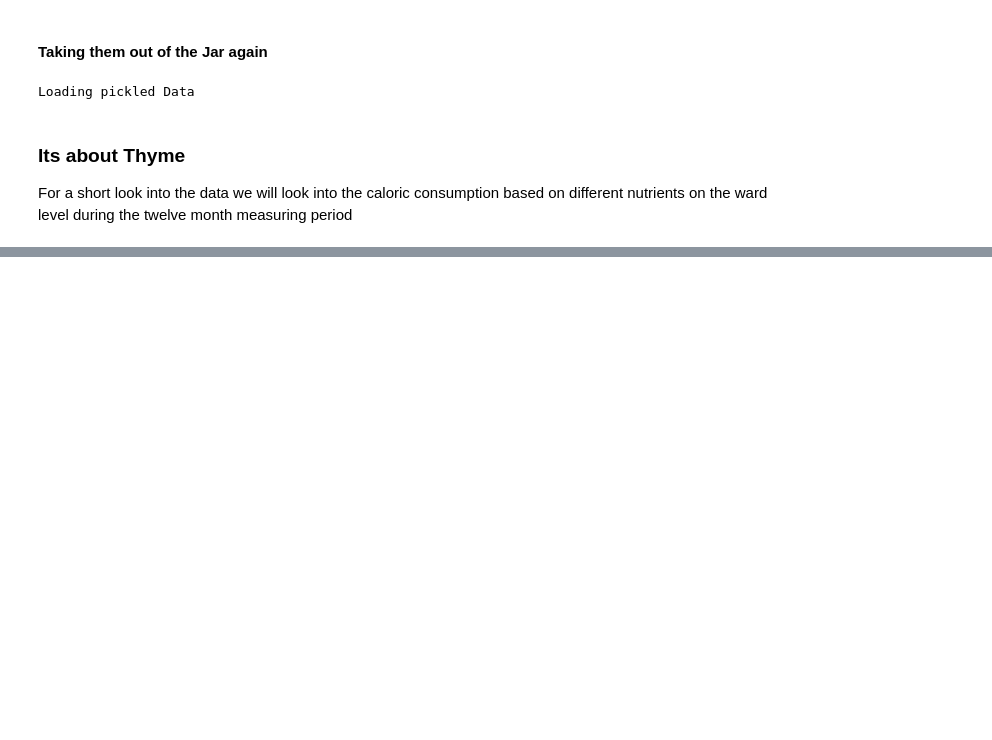
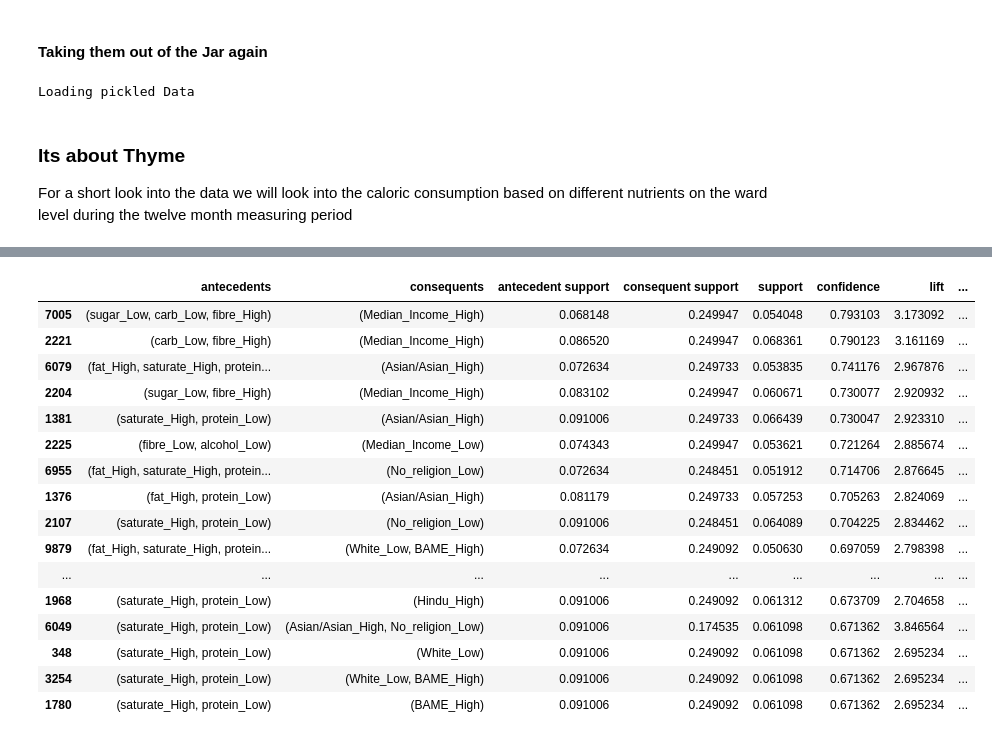
Before and after one commit to epfl-ada/ada-2020-project-milestone-p3-p3_binging_with_babbage, a Jupyter notebook: Project.ipynb, the cells around one changed output, grey strips where cells are left out. Drawn from its saved outputs; the diff is of its cells as text; code cells hidden in the pictures; blank space fills up the shorter version.

Commit message:
Added Association Rule Mining and expanded towards MSOA Analysis

```diff
--- a/Project.ipynb
+++ b/Project.ipynb
@@ -86,3 +126,0 @@ lsoa_combined_year.columns = ["_".join(x.split(";")[1:]).replace(" ", "_").repla
-# %%
-for col in lsoa_combined_year.columns:
-    print(col)
@@ -241,0 +261,45 @@ plt.show()
+# %%
+lsoa_combined_items = lsoa_combined_year[ethnicities + religions + nutrients + ["Median_Annual_Household_Income_estimate_pound"]].copy()
+lsoa_combined_items.columns = [x.split("_")[0] for x in  ethnicities] + ['Christian', 'Buddhist','Hindu','Jewish','Muslim','Sikh','No_religion','Other_religion']  + [x.split("_")[1] for x in  nutrients] + ["Median_Income"]
+
+# You could do this probably somewhat smarter
+# Encoding Data into a "Set" Dataset
+for col in lsoa_combined_items.columns:
+    lower  =  lsoa_combined_items[col].quantile(0.25)
+    middle =  lsoa_combined_items[col].quantile(0.5)
+    higher =  lsoa_combined_items[col].quantile(0.75)
+    lsoa_combined_items[col + "_Low"] = lsoa_combined_items[col].apply(lambda x : x < lower)
+    lsoa_combined_items[col + "_Low_to_Middle"] = lsoa_combined_items[col].apply(lambda x : x >= lower and x < middle)
+    lsoa_combined_items[col + "_Middle_to_High"] = lsoa_combined_items[col].apply(lambda x :  x < higher and x > middle)
+    lsoa_combined_items[col + "_High"] = lsoa_combined_items[col].apply(lambda x : x > higher )
+    lsoa_combined_items = lsoa_combined_items.drop(col, axis = 1)
+
+
+# Given the structure of the information, low support is indemic
+frequent_itemsets = apriori(lsoa_combined_items, min_support = 0.05, use_colnames = True)
+
+# Use Association Rules as an "explainable" Model
+cleaned_names = [x.split("_")[1] for x in nutrients]
+cleaned_names = [x + "_High" for x in cleaned_names] + [x + "_Low" for x in cleaned_names] + [x + "Low_to_Middle" for x in cleaned_names]+ [x + "Middle_to_High" for x in cleaned_names]
+nutrient_sets = set(cleaned_names)
+
+rules_association = arule(frequent_itemsets, metric = 'confidence', min_threshold = 0.6)
+rules_association[rules_association.apply(lambda x : True if x["antecedents"].issubset(nutrient_sets) and not x["consequents"].issubset(nutrient_sets) else False, axis = 1)].sort_values(by = "confidence", ascending = False).head(20)
+# %% [output]
+|  | antecedents | consequents | antecedent support | consequent support | support | confidence | lift | ... |
+| 7005 | (sugar_Low, carb_Low, fibre_High) | (Median_Income_High) | 0.068148 | 0.249947 | 0.054048 | 0.793103 | 3.173092 | ... |
+| 2221 | (carb_Low, fibre_High) | (Median_Income_High) | 0.086520 | 0.249947 | 0.068361 | 0.790123 | 3.161169 | ... |
+| 6079 | (fat_High, saturate_High, protein... | (Asian/Asian_High) | 0.072634 | 0.249733 | 0.053835 | 0.741176 | 2.967876 | ... |
+| 2204 | (sugar_Low, fibre_High) | (Median_Income_High) | 0.083102 | 0.249947 | 0.060671 | 0.730077 | 2.920932 | ... |
+| 1381 | (saturate_High, protein_Low) | (Asian/Asian_High) | 0.091006 | 0.249733 | 0.066439 | 0.730047 | 2.923310 | ... |
+| 2225 | (fibre_Low, alcohol_Low) | (Median_Income_Low) | 0.074343 | 0.249947 | 0.053621 | 0.721264 | 2.885674 | ... |
+| 6955 | (fat_High, saturate_High, protein... | (No_religion_Low) | 0.072634 | 0.248451 | 0.051912 | 0.714706 | 2.876645 | ... |
+| 1376 | (fat_High, protein_Low) | (Asian/Asian_High) | 0.081179 | 0.249733 | 0.057253 | 0.705263 | 2.824069 | ... |
+| 2107 | (saturate_High, protein_Low) | (No_religion_Low) | 0.091006 | 0.248451 | 0.064089 | 0.704225 | 2.834462 | ... |
+| 9879 | (fat_High, saturate_High, protein... | (White_Low, BAME_High) | 0.072634 | 0.249092 | 0.050630 | 0.697059 | 2.798398 | ... |
+| ... | ... | ... | ... | ... | ... | ... | ... | ... |
+| 1968 | (saturate_High, protein_Low) | (Hindu_High) | 0.091006 | 0.249092 | 0.061312 | 0.673709 | 2.704658 | ... |
+| 6049 | (saturate_High, protein_Low) | (Asian/Asian_High, No_religion_Low) | 0.091006 | 0.174535 | 0.061098 | 0.671362 | 3.846564 | ... |
+| 348 | (saturate_High, protein_Low) | (White_Low) | 0.091006 | 0.249092 | 0.061098 | 0.671362 | 2.695234 | ... |
+| 3254 | (saturate_High, protein_Low) | (White_Low, BAME_High) | 0.091006 | 0.249092 | 0.061098 | 0.671362 | 2.695234 | ... |
+| 1780 | (saturate_High, protein_Low) | (BAME_High) | 0.091006 | 0.249092 | 0.061098 | 0.671362 | 2.695234 | ... |
```
Also changed, not shown: parts of 30 cells of this notebook, 2 other files.
